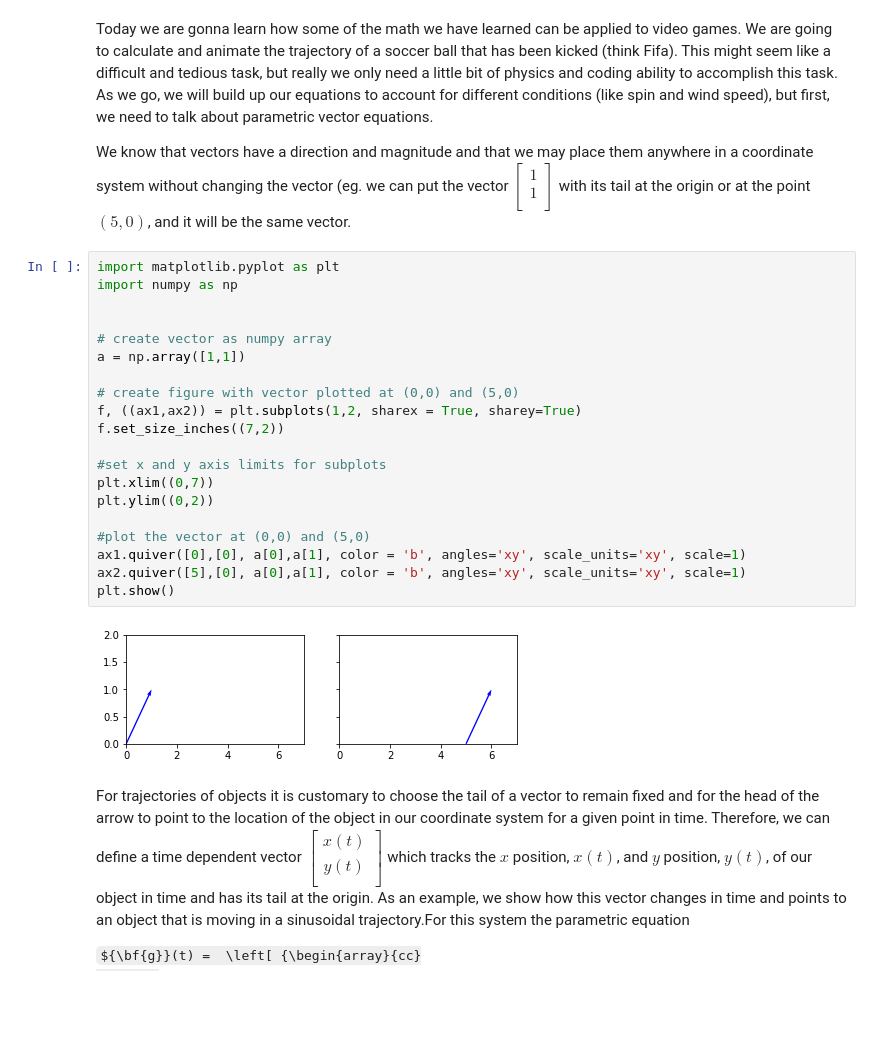
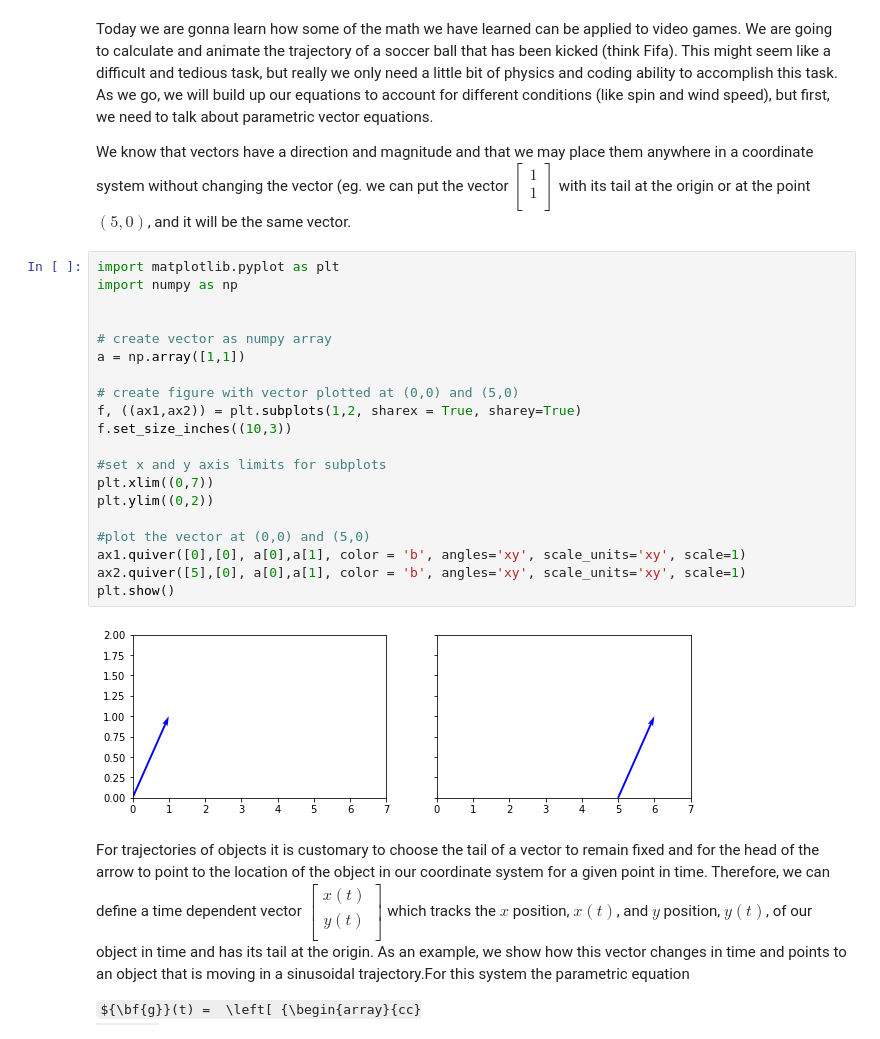
Before and after one commit to kaw112/jupyterNotebooks, a Jupyter notebook: parametricVectorEqns.ipynb, the cells around one changed output. Drawn from its saved outputs; the diff is of its cells as text; some formulas as TeX source; blank space fills up the shorter version.

```diff
--- a/parametricVectorEqns.ipynb
+++ b/parametricVectorEqns.ipynb
@@ -8,25 +8,25 @@ We know that vectors have a direction and magnitude and that we may place them a
 # %%
 import matplotlib.pyplot as plt
 import numpy as np
 
 
 # create vector as numpy array
 a = np.array([1,1])
 
 # create figure with vector plotted at (0,0) and (5,0)
 f, ((ax1,ax2)) = plt.subplots(1,2, sharex = True, sharey=True)
-f.set_size_inches((7,2))
+f.set_size_inches((10,3))
 
 #set x and y axis limits for subplots
 plt.xlim((0,7))
 plt.ylim((0,2))
 
 #plot the vector at (0,0) and (5,0)
 ax1.quiver([0],[0], a[0],a[1], color = 'b', angles='xy', scale_units='xy', scale=1)
 ax2.quiver([5],[0], a[0],a[1], color = 'b', angles='xy', scale_units='xy', scale=1)
 plt.show()
 # %% [output]
-[figure, old version]
+[figure, new version]
 # %% [markdown]
 For trajectories of objects it is customary to choose the tail of a vector to remain fixed and for the head of the arrow to point to the location of the object in our coordinate system for a given point in time.  Therefore, we can define a time dependent vector $ \left[ {\begin{array}{cc}
    x(t)  \\
```
Also changed, not shown: 1 other file.
